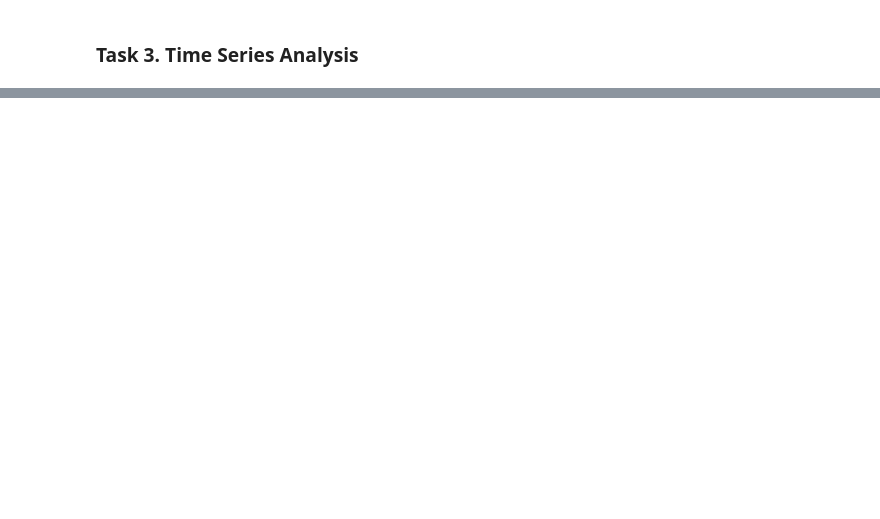
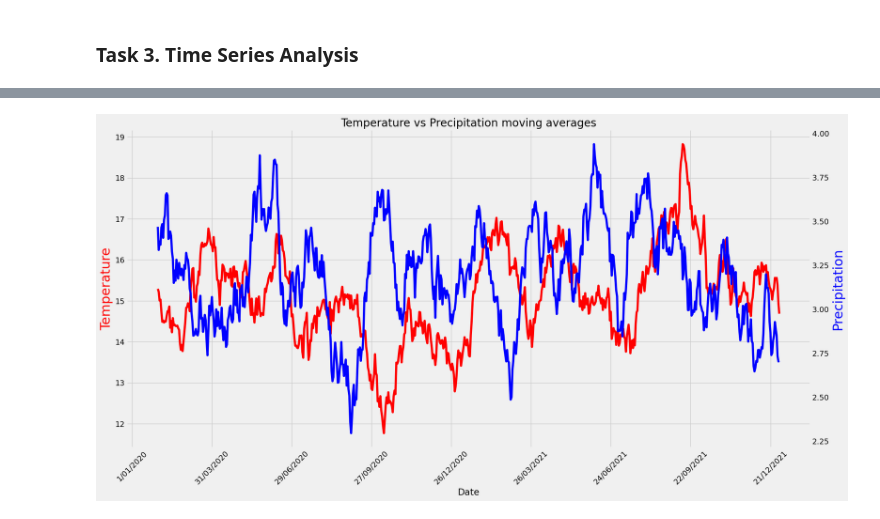
Before and after one commit to Mokoto-K/COSC102-assignment-1, a Jupyter notebook: assignment-1.ipynb, the cells around one changed output, grey strips where cells are left out. Drawn from its saved outputs; the diff is of its cells as text; code cells hidden in the pictures; blank space fills up the shorter version.

```diff
--- a/assignment-1.ipynb
+++ b/assignment-1.ipynb
@@ -213,0 +292,7 @@ The range of the Percipitation is: 9.869751556
+# %%
+# Assign our two columns of data into separate variables
+temperature = climate_data.Temperature
+precipitation = climate_data.Precipitation
+
+# Call our statistics calculation method, passing in our series
+calculate_stats(temperature, precipitation)
@@ -224,0 +392,22 @@ ax.plot(climate_data.Date, climate_data.Precipitation, "c")
+# %%
+# Create the plot
+fig, ax=plt.subplots(figsize=(20,10))
+
+# Create a second axis for the plot
+ax2 = ax.twinx()
+
+# Plot the first series to the first axis and the second series to the second axis
+ax.plot(climate_data.Date, temp_moving_avg, "r")
+ax2.plot(climate_data.Date, prec_moving_avg, "b")
+
+# Set the titles and labels and ticks for the chart.
+ax.set_title("Temperature vs Precipitation moving averages")
+ax.set_xlabel("Date")
+ax.set_ylabel("Temperature", color = "r", fontsize=24)
+ax2.set_ylabel("Precipitation", color= "b", fontsize=24)
+ax.set_xticks(ax.get_xticks()[::90])
+ax.tick_params(axis='x', rotation=45)
+plt.grid()
+plt.show()
+# %% [output]
+[figure, added]
```
Also changed, not shown: parts of 44 cells of this notebook.
